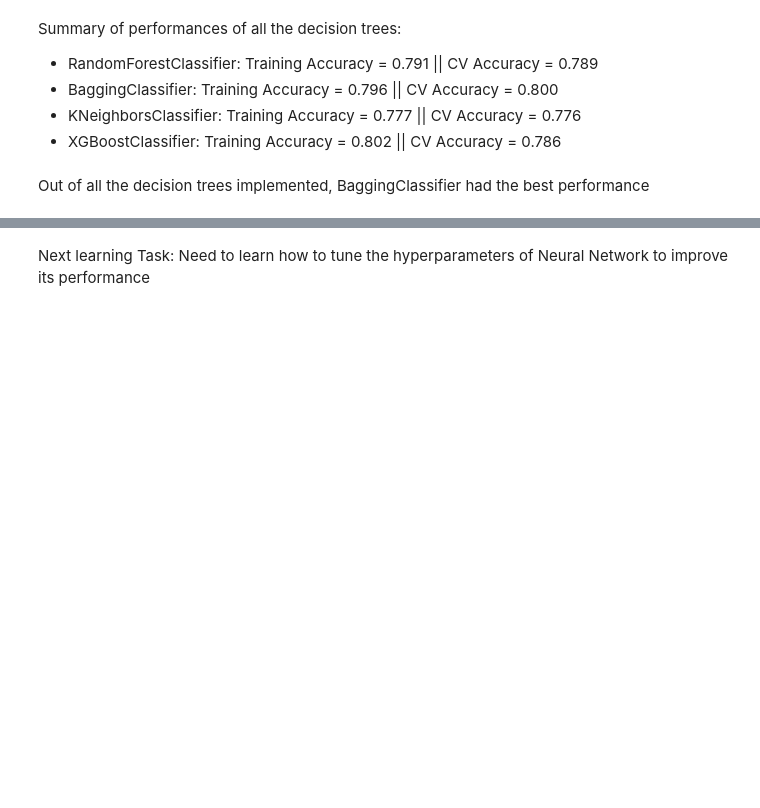
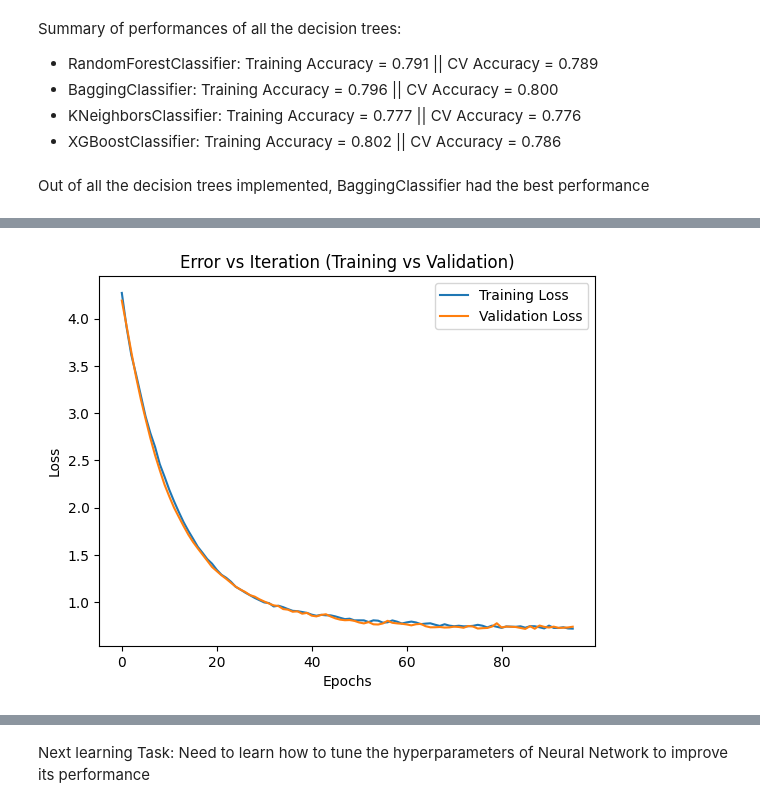
Before and after one commit to 2253shubham/Machine_Learning_personal_learning, a Jupyter notebook: learning_3_crystal_structure_dataset.ipynb, the cells around one changed output, grey strips where cells are left out. Cells and saved outputs as stored; diff of their text form; code cells hidden in the pictures; blank space fills up the shorter version.

Commit message:
Tried to improve NN model

```diff
--- a/learning_3_crystal_structure_dataset.ipynb
+++ b/learning_3_crystal_structure_dataset.ipynb
@@ -919,0 +852,96 @@ We get a very poor accuracy from the trained Neural Network Model (0.650)
+# %%
+# Fitting a neural network on the training dataset
+# splitting the training set further to get a cross_validation set
+X_train, X_test, y_train, y_test = train_test_split(X, Y, test_size = 0.2, random_state = 24)
+X_train, X_cv, y_train, y_cv = train_test_split(X_train, y_train, test_size=0.25, random_state=24)
+
+# Set seed for reproducibility
+tf.random.set_seed(1234)
+
+# Functional API: Define input layer
+inputs = Input(shape=(X_train.shape[1],), name="Input")
+
+# Hidden layers with Batch Normalization before Activation & Dropout
+x = Dense(80, kernel_regularizer=L2(0.01), name="L1")(inputs)
+x = BatchNormalization()(x)
+x = Activation('relu')(x)
+x = Dropout(0.2)(x)
+
+x = Dense(160, kernel_regularizer=L2(0.01), name="L2")(x)
+x = BatchNormalization()(x)
+x = Activation('relu')(x)
+x = Dropout(0.2)(x)
+
+x = Dense(80, kernel_regularizer=L2(0.01), name="L3")(x)
+x = BatchNormalization()(x)
+x = Activation('relu')(x)
+x = Dropout(0.2)(x)
+
+x = Dense(40, kernel_regularizer=L2(0.01), name="L4")(x)
+x = BatchNormalization()(x)
+x = Activation('relu')(x)
+x = Dropout(0.2)(x)
+
+x = Dense(20, kernel_regularizer=L2(0.01), name="L5")(x)
+x = BatchNormalization()(x)
+x = Activation('relu')(x)
+x = Dropout(0.2)(x)
+
+# Output layer (no activation, as SparseCategoricalCrossentropy handles logits)
+outputs = Dense(4, name="L6")(x)
+
+# Build model
+model_nn = Model(inputs=inputs, outputs=outputs, name="NeuralNetworkModel")
+
+# Compile model
+model_nn.compile(loss=tf.keras.losses.SparseCategoricalCrossentropy(from_logits=True),
+                 optimizer=tf.keras.optimizers.Adam(learning_rate=0.001),
+                 metrics=['accuracy'])
+
+# Print model summary
+model_nn.summary()
+
+# Early stopping to prevent overfitting
+early_stopping = EarlyStopping(monitor='val_loss', patience=10, restore_best_weights=True)
+
+# Train model
+start_time = time.time()
+history1 = model_nn.fit(X_train, y_train, epochs=200, batch_size=128, validation_data=(X_cv, y_cv), callbacks=[early_stopping])
+end_time = time.time()
+
+# Predict on test set
+y_pred = np.argmax(model_nn.predict(X_test), axis=1)
+
+# Calculate performance metrics
+execution_time = end_time - start_time
+ts_as = accuracy_score(y_test, y_pred)
+ts_ps = precision_score(y_test, y_pred, average='macro', zero_division=1)
+ts_rs = recall_score(y_test, y_pred, average='macro')
+ts_fs = f1_score(y_test, y_pred, average='macro')
+
+# Print performance metrics
+print("Results for Test Set")
+print(f"Accuracy Score: {ts_as}")
+print(f"Precision Score: {ts_ps}")
+print(f"Recall Score: {ts_rs}")
+print(f"F1 Score: {ts_fs}")
+print(f"Model training time: {execution_time} seconds")
+
+# Plot Training & Validation Loss
+plt.plot(history1.history['loss'], label='Training Loss')
+plt.plot(history1.history['val_loss'], label='Validation Loss')
+plt.xlabel('Epochs')
+plt.ylabel('Loss')
+plt.legend()
+plt.title("Error vs Iteration (Training vs Validation)")
+plt.show()
+
+# Plot Training & Validation Accuracy
+plt.plot(history1.history['accuracy'], label='Training Accuracy')
+plt.plot(history1.history['val_accuracy'], label='Validation Accuracy')
+plt.xlabel('Epochs')
+plt.ylabel('Accuracy')
+plt.legend()
+plt.title("Training vs Validation Accuracy")
+plt.show()
+# %% [output]
@@ -919,0 +986 @@ We get a very poor accuracy from the trained Neural Network Model (0.650)
+[figure, added]
```
Also changed, not shown: parts of 21 cells of this notebook.
